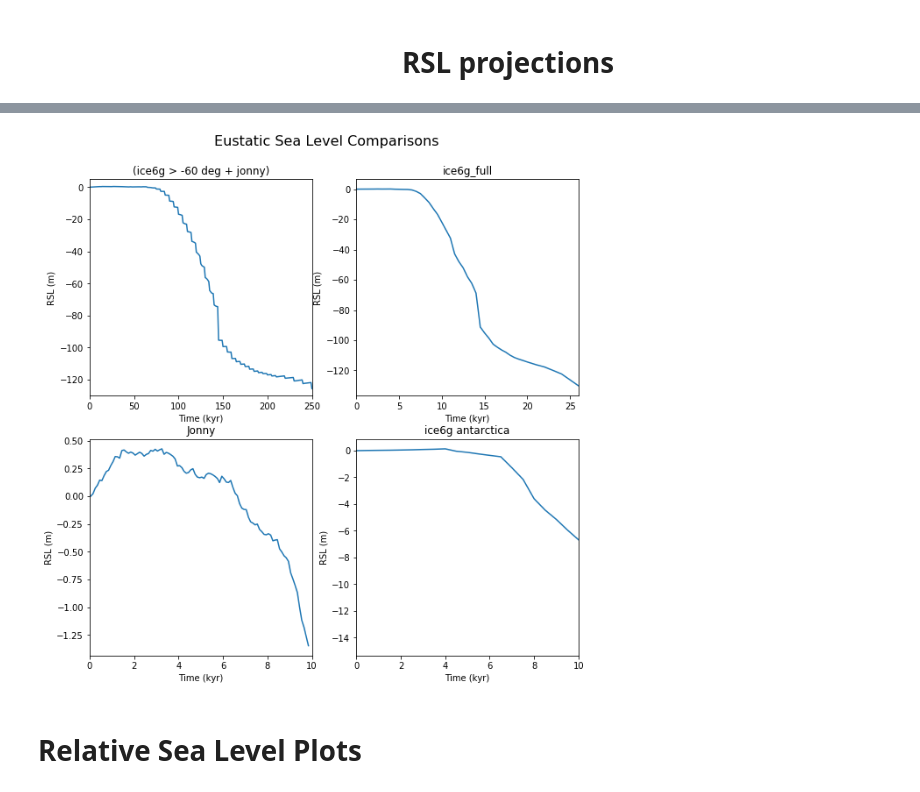
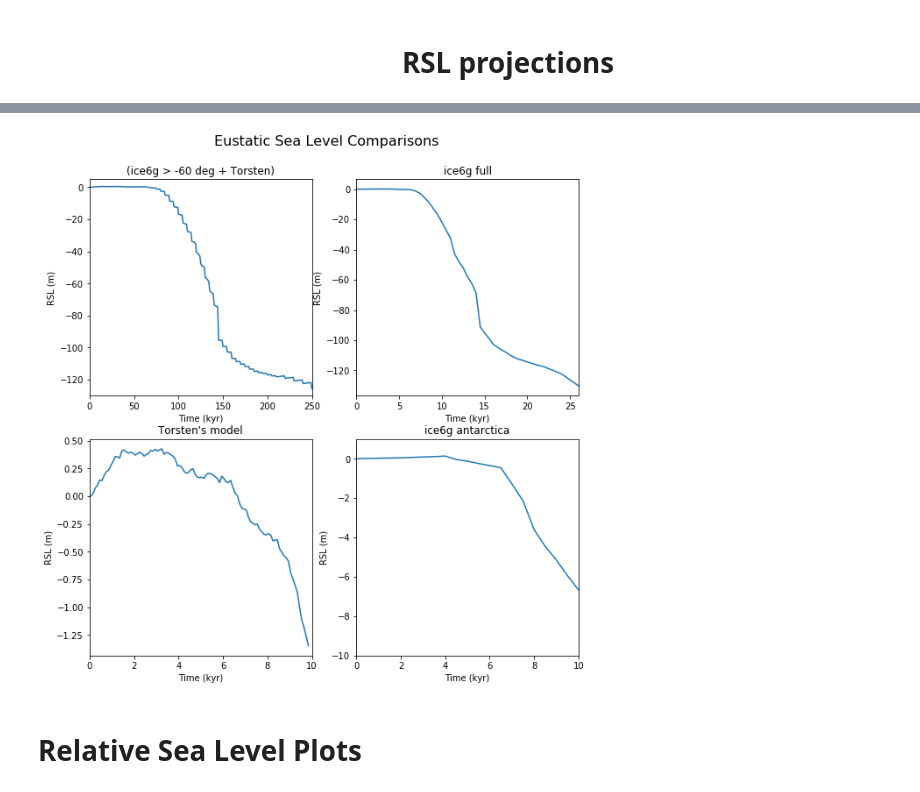
Before and after one commit to rcameronc/RCES_finalproject, a Jupyter notebook: Research_Computing_Final_Project_final.ipynb, the cells around one changed output, grey strips where cells are left out. Saved outputs shown, nothing was run; the diff lists cells and outputs as text; code cells hidden in the pictures.

```diff
--- a/Research_Computing_Final_Project_final.ipynb
+++ b/Research_Computing_Final_Project_final.ipynb
@@ -249,6 +319,7 @@ plt.title('Torsten\'s model + (Ice6G > -60 lat) @ %f kyr' % comp.RSL[310].time.v
 fig = plt.figure(figsize=[10, 10])
 fig.suptitle( 'Eustatic Sea Level Comparisons', y=.95, fontsize=16)
 
+comp_RSL = comp.RSL[::-1] * -1
 comp_ESL = comp.ESL[::-1]
 
 ax0 = plt.subplot(2, 2, 1)
@@ -259,34 +330,34 @@ plt.ylabel('RSL (m)')
 plt.xlabel('Time (kyr)')
 plt.title('(ice6g > -60 deg + Torsten)');
 
 
 ax1 = plt.subplot(2, 2, 2)
 ax1 = ice6g_f.ESL.plot()
 plt.xlim(0, 26)
 plt.ylabel('RSL (m)')
 plt.xlabel('Time (kyr)')
 plt.title('ice6g full');
 
 
 ax2 = plt.subplot(2, 2, 3)
 ax2 = jonny.ESL[250:].plot()
 plt.xlim(0, 10)
 plt.ylabel('RSL (m)')
 plt.xlabel('Time (kyr)')
 plt.title('Torsten\'s model');
 
 ax3 = plt.subplot(2, 2, 4)
 ax3 = ice6g_a.ESL.plot()
 plt.ylim(-10, 1)
 plt.xlim(0, 10)
 plt.ylabel('RSL (m)')
 plt.xlabel('Time (kyr)')
 plt.title('ice6g antarctica');
 
 
 plt.tight_layout;
 # %% [output]
-[figure, old version]
+[figure, new version]
 # %% [markdown]
 # Relative Sea Level Plots
 # %%
```
Also changed, not shown: parts of 66 cells of this notebook.
